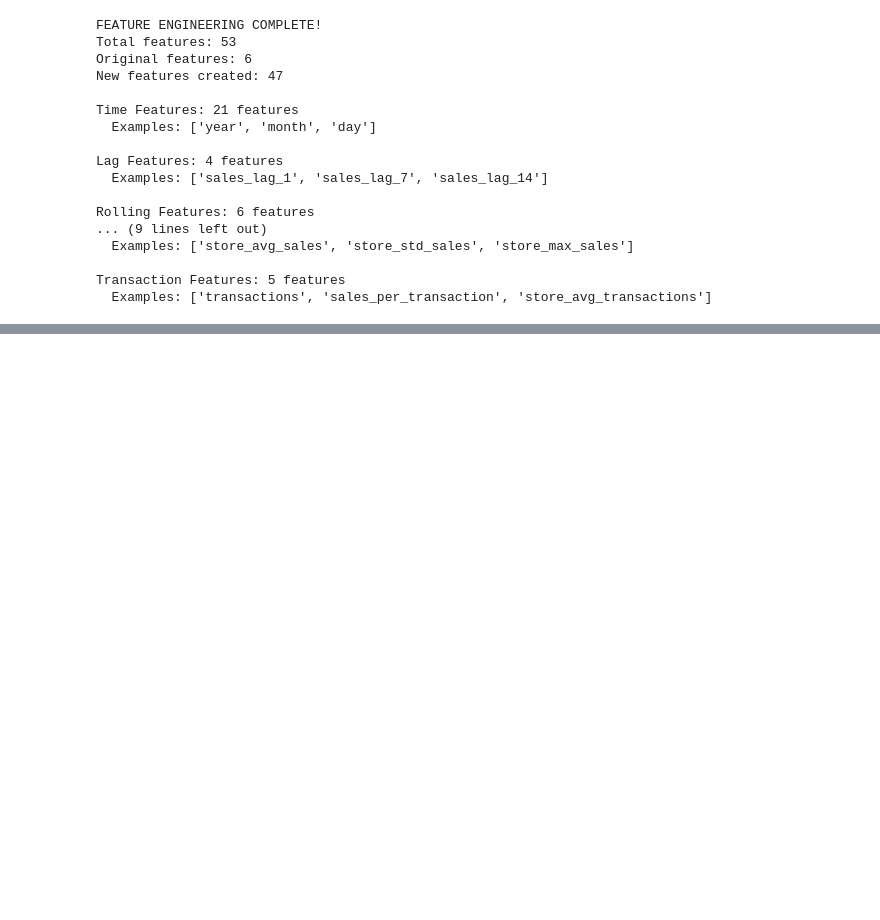
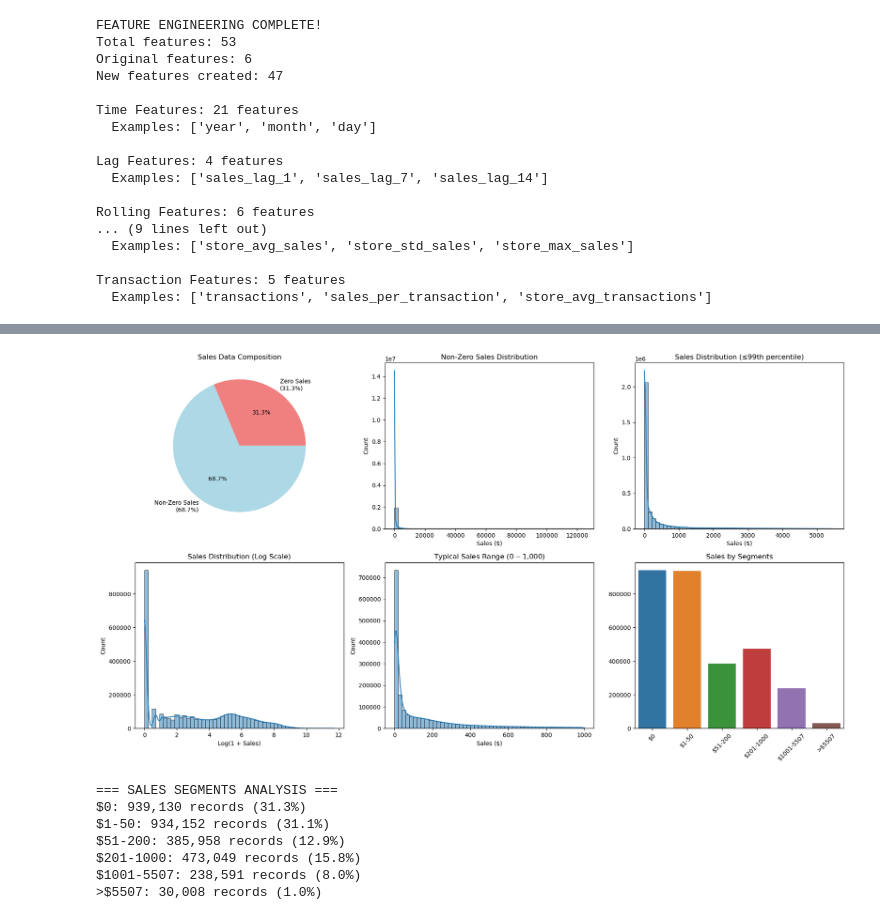
Before and after one commit to PeterStos/Store-Sales-Forecasting, a Jupyter notebook: Store_Sales_Forecasting.ipynb, the cells around one changed output, grey strips where cells are left out. Saved outputs shown, nothing was run; the diff lists cells and outputs as text; code cells hidden in the pictures; blank space fills up the shorter version.

```diff
--- a/Store_Sales_Forecasting.ipynb
+++ b/Store_Sales_Forecasting.ipynb
@@ -59,6 +59,14 @@ mpl.rc('xtick', labelsize=12)
 mpl.rc('ytick', labelsize=12)
 from termcolor import colored
 
+# Set up the plotting environment
+import seaborn as sns
+import matplotlib.pyplot as plt
+# Set Seaborn style for better-looking plots
+sns.set_style("whitegrid")
+sns.set_palette("husl")
+plt.rcParams['figure.figsize'] = (15, 10)
+
 # Utility
 import warnings
 from datetime import datetime, timedelta
@@ -973,0 +1018,67 @@ Transaction Features: 5 features
+# %%
+# 1. Data Overview
+fig, axes = plt.subplots(2, 3, figsize=(18, 10))
+
+# A. Zero vs Non-Zero Sales
+zero_counts = [939130, len(train_df) - 939130]
+labels = ['Zero Sales\n(31.3%)', 'Non-Zero Sales\n(68.7%)']
+colors = ['lightcoral', 'lightblue']
+axes[0,0].pie(zero_counts, labels=labels, colors=colors, autopct='%1.1f%%')
+axes[0,0].set_title('Sales Data Composition')
+
+# B. Non-Zero Sales Distribution (Much more meaningful)
+non_zero_sales = train_df[train_df['sales'] > 0]['sales']
+sns.histplot(non_zero_sales, bins=50, kde=True, ax=axes[0,1])
+axes[0,1].set_title('Non-Zero Sales Distribution')
+axes[0,1].set_xlabel('Sales ($)')
+
+# C. Sales up to 99th percentile (Remove extreme outliers)
+sales_99 = train_df[train_df['sales'] <= 5507]['sales']
+sns.histplot(sales_99, bins=50, kde=True, ax=axes[0,2])
+axes[0,2].set_title('Sales Distribution (≤99th percentile)')
+axes[0,2].set_xlabel('Sales ($)')
+
+# D. Log transformation (Handles skewness)
+train_df['sales_log1p'] = np.log1p(train_df['sales'])
+sns.histplot(train_df['sales_log1p'], bins=50, kde=True, ax=axes[1,0])
+axes[1,0].set_title('Sales Distribution (Log Scale)')
+axes[1,0].set_xlabel('Log(1 + Sales)')
+
+# E. Focus on "typical" sales (median ± reasonable range)
+typical_sales = train_df[(train_df['sales'] > 0) & (train_df['sales'] <= 1000)]['sales']
+sns.histplot(typical_sales, bins=50, kde=True, ax=axes[1,1])
+axes[1,1].set_title('Typical Sales Range ($0-$1,000)')
+axes[1,1].set_xlabel('Sales ($)')
+
+# F. Sales segments analysis
+segments = ['$0', '$1-50', '$51-200', '$201-1000', '$1001-5507', '>$5507']
+segment_counts = [
+    (train_df['sales'] == 0).sum(),
+    ((train_df['sales'] > 0) & (train_df['sales'] <= 50)).sum(),
+    ((train_df['sales'] > 50) & (train_df['sales'] <= 200)).sum(),
+    ((train_df['sales'] > 200) & (train_df['sales'] <= 1000)).sum(),
+    ((train_df['sales'] > 1000) & (train_df['sales'] <= 5507)).sum(),
+    (train_df['sales'] > 5507).sum()
+]
+sns.barplot(x=segments, y=segment_counts, ax=axes[1,2])
+axes[1,2].set_title('Sales by Segments')
+axes[1,2].tick_params(axis='x', rotation=45)
+
+plt.tight_layout()
+plt.show()
+
+# Print segment analysis
+print("=== SALES SEGMENTS ANALYSIS ===")
+total_records = len(train_df)
+for i, (segment, count) in enumerate(zip(segments, segment_counts)):
+    pct = (count / total_records) * 100
+    print(f"{segment}: {count:,} records ({pct:.1f}%)")
+# %% [output]
+[figure, added]
+=== SALES SEGMENTS ANALYSIS ===
+$0: 939,130 records (31.3%)
+$1-50: 934,152 records (31.1%)
+$51-200: 385,958 records (12.9%)
+$201-1000: 473,049 records (15.8%)
+$1001-5507: 238,591 records (8.0%)
+>$5507: 30,008 records (1.0%)
```
Also changed, not shown: parts of 11 cells of this notebook.
